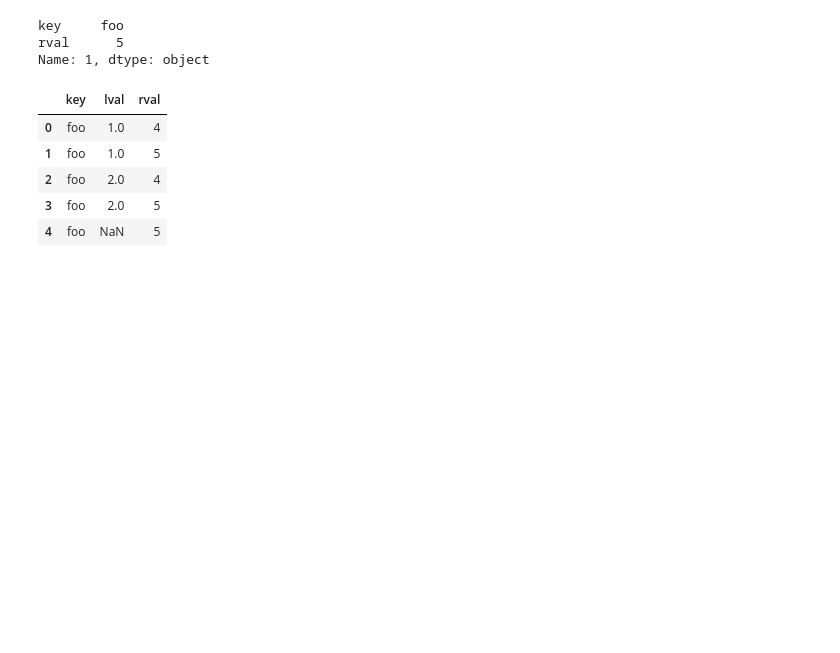
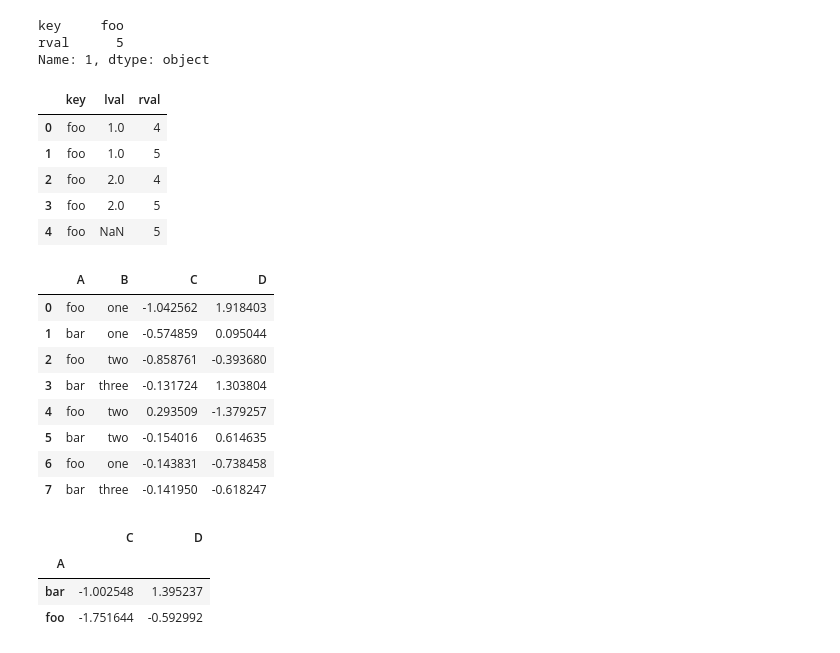
Before and after one commit to xjwsfgcs/Logistic-regression-with-words-and-char-n-grams, a Jupyter notebook: Code/pandas.ipynb, the cells around one changed output. Drawn from its saved outputs; the diff is of its cells as text; code cells hidden in the pictures; blank space fills up the shorter version.

```diff
--- a/Code/pandas.ipynb
+++ b/Code/pandas.ipynb
@@ -549,3 +549,31 @@ lr.append(s,ignore_index=True)#注意index的名字
 十 Categorical
 十一 画图
 十二 导入和保存数据
+# %%
+#七 分组
+#Splitting,按照规则将一些数据分为不同的组
+df=pd.DataFrame({'A':['foo','bar','foo','bar','foo','bar','foo','bar'],
+              'B':['one','one','two','three','two','two','one','three'],
+             'C':np.random.randn(8),
+                 'D':np.random.randn(8)
+             })
+# %%
+df
+# %% [output]
+|  | A | B | C | D |
+| 0 | foo | one | -1.042562 | 1.918403 |
+| 1 | bar | one | -0.574859 | 0.095044 |
+| 2 | foo | two | -0.858761 | -0.393680 |
+| 3 | bar | three | -0.131724 | 1.303804 |
+| 4 | foo | two | 0.293509 | -1.379257 |
+| 5 | bar | two | -0.154016 | 0.614635 |
+| 6 | foo | one | -0.143831 | -0.738458 |
+| 7 | bar | three | -0.141950 | -0.618247 |
+# %%
+#分组，并对每个分组执行sum函数
+df.groupby('A').sum()
+# %% [output]
+|  | C | D |
+| A |  |  |
+| bar | -1.002548 | 1.395237 |
+| foo | -1.751644 | -0.592992 |
```
Also changed, not shown: parts of 19 cells of this notebook, 4 other files.
